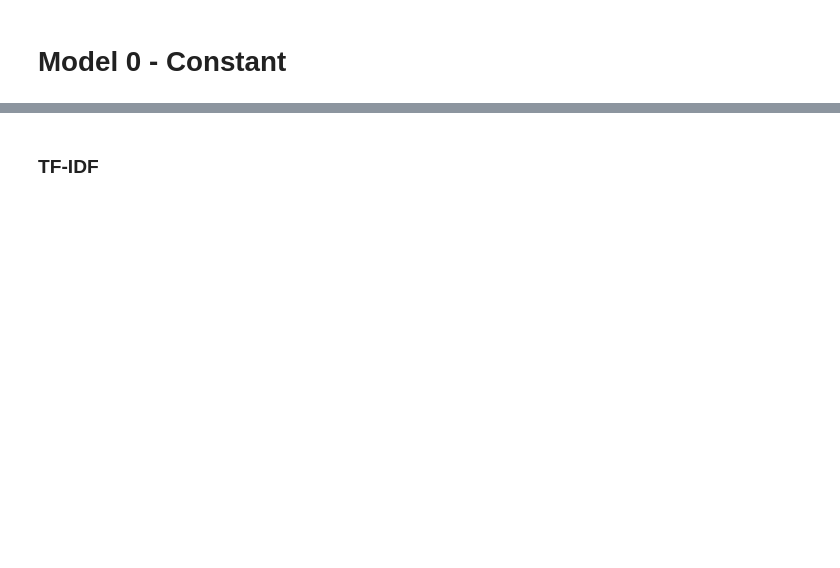
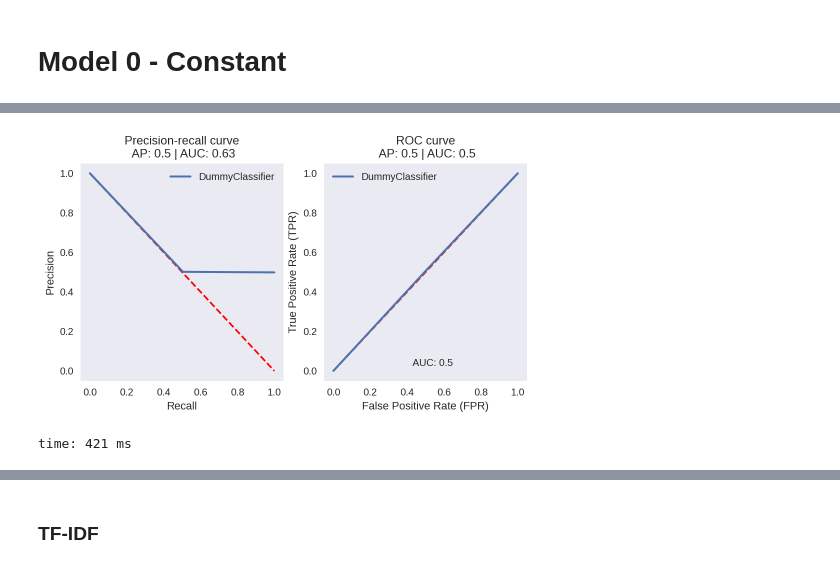
Before and after one commit to imvladikon/yandex-practicum, a Jupyter notebook: sprint14/sprint14.ipynb, the cells around one changed output, grey strips where cells are left out. Saved outputs shown, nothing was run; the diff lists cells and outputs as text; code cells hidden in the pictures; blank space fills up the shorter version.

```diff
--- a/sprint14/sprint14.ipynb
+++ b/sprint14/sprint14.ipynb
@@ -256,0 +537,14 @@ df_reviews['review_norm'] = # <put your code here>
+# %%
+import os
+if os.path.exists('/content/drive/My Drive/imdb.csv.zip'):
+  df_reviews = pd.read_csv('/content/drive/My Drive/imdb.csv.zip')
+else:
+  df_reviews['review_norm'] = clean_column(df_reviews['review'])
+  df_reviews.to_csv("imdb.csv", index=False)
+  try:
+    !zip imdb.csv.zip imdb.csv
+    !cp imdb.csv.zip /content/drive/My\ Drive/
+  except:
+    pass
+
+df_reviews['review_norm'].head(2)
@@ -272,0 +573,3 @@ print(df_reviews_test.shape)
+# %%
+target = "pos"
+features = list(set(df_reviews_train.columns)-set([target])-set(["review"]))
@@ -272,0 +578,2 @@ print(df_reviews_test.shape)
+# %%
+X_train, X_test, y_train, y_test =  df_reviews_train[features], df_reviews_test[features], train_target, test_target
@@ -276,0 +584,4 @@ from sklearn.dummy import DummyClassifier
+# %%
+model = DummyClassifier().fit(X_train, y_train)
+y_pred = model.predict(X_test)
+display_classification_report(y_test, y_pred)
@@ -276,0 +596,8 @@ from sklearn.dummy import DummyClassifier
+# %%
+fig, ax = plt.subplots(1,2, figsize=(8,4))
+ax = ax.flatten()
+_ = plot_pr(y_test, y_pred, ax=ax[0],label="DummyClassifier")
+_ = plot_roc(y_test, y_pred, ax=ax[1],label="DummyClassifier")
+# %% [output]
+[figure, added]
+time: 421 ms
```
Also changed, not shown: parts of 110 cells of this notebook, 2 other files.
